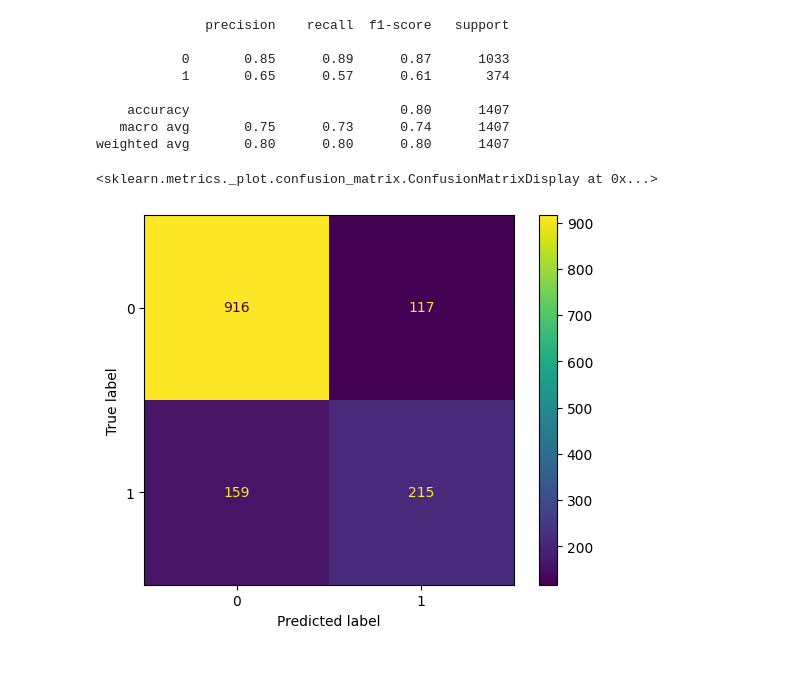
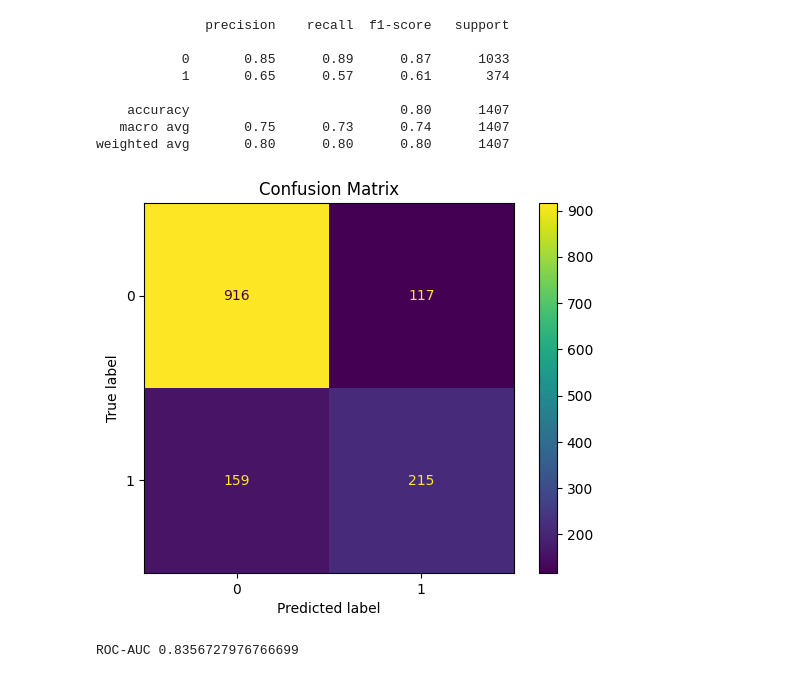
Before and after one commit to Prakash-Kumar-Badaila/churn_prediction_system, a Jupyter notebook: notebooks/churn_prediction.ipynb, the cells around one changed output. Drawn from its saved outputs; the diff is of its cells as text; code cells hidden in the pictures.

```diff
--- a/notebooks/churn_prediction.ipynb
+++ b/notebooks/churn_prediction.ipynb
@@ -539,6 +539,15 @@ weighted avg       0.80      0.80      0.80      1407
 # %%
 cm = confusion_matrix(y_test,y_pred)
 ConfusionMatrixDisplay(confusion_matrix=cm).plot()
+plt.title("Confusion Matrix")
+plt.show()
 # %% [output]
-<sklearn.metrics._plot.confusion_matrix.ConfusionMatrixDisplay at 0x...>
-[figure, old version]
+[figure, new version]
+# %%
+auc = roc_auc_score(
+    y_test,
+    y_prob
+)
+print("ROC-AUC",auc)
+# %% [output]
+ROC-AUC 0.8356727976766699
```
Also changed, not shown: parts of 21 cells of this notebook, 4 other files.
